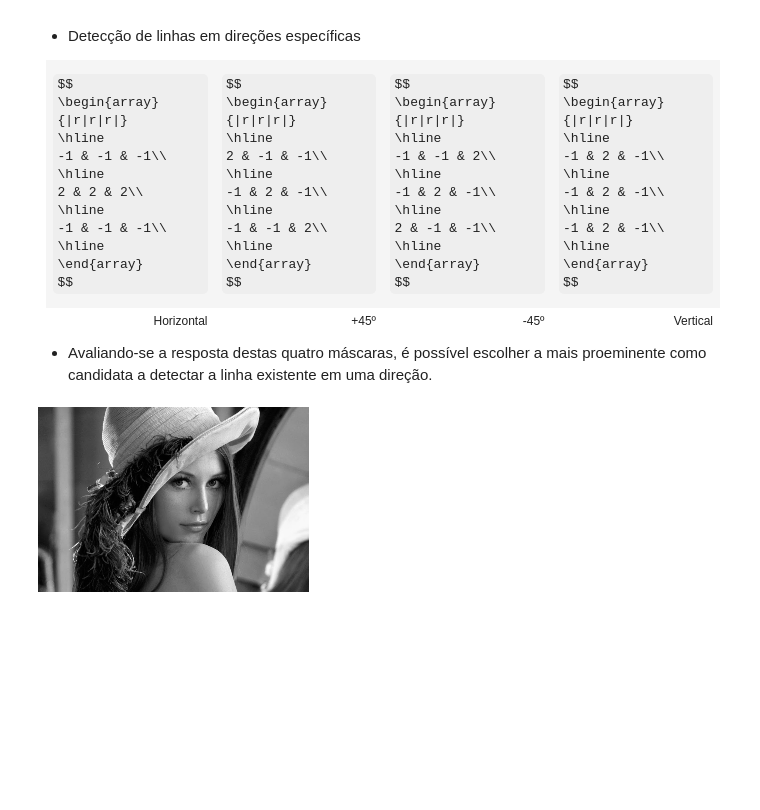
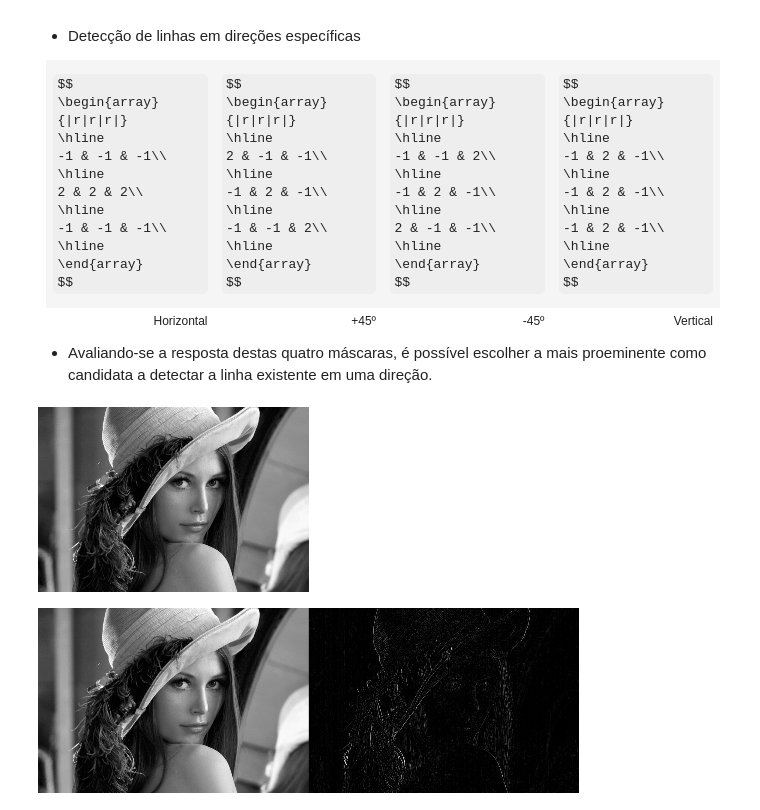
Before and after one commit to svhenrique/pi-opencv-basic, a Jupyter notebook: segmentation.ipynb, the cells around one changed output. Cells and saved outputs as stored; diff of their text form; code cells hidden in the pictures; some formulas as TeX source; blank space fills up the shorter version.

```diff
--- a/segmentation.ipynb
+++ b/segmentation.ipynb
@@ -188,3 +188,25 @@ image_gray = cv.cvtColor(image, cv.COLOR_RGBA2GRAY)
 cv2_imshow(cv.resize(image_gray, None, fx=.3, fy=.3))
 # %% [output]
 [figure]
+# %%
+# preparando segunda matriz para detecção de arestas
+# observe que essa é a matriz para detecção de kernel vertical
+
+matrix2 = [
+	[-1, 2, -1],
+	[-1, 2, -1],
+	[-1, 2, -1]]
+
+kernel2 = np.array(matrix2, dtype="int")
+# %%
+# aplicando filtro na imagem
+res = cv.filter2D(image_gray, -1, kernel2)
+
+# concatenando imagem original com imagem após o filtro
+final_image = cv.hconcat((image_gray, res))
+
+# mudando tamanho de imagem e mostrando
+scale_factor = .3
+cv2_imshow(cv.resize(final_image, None, fx=scale_factor, fy=scale_factor))
+# %% [output]
+[figure, added]
```
